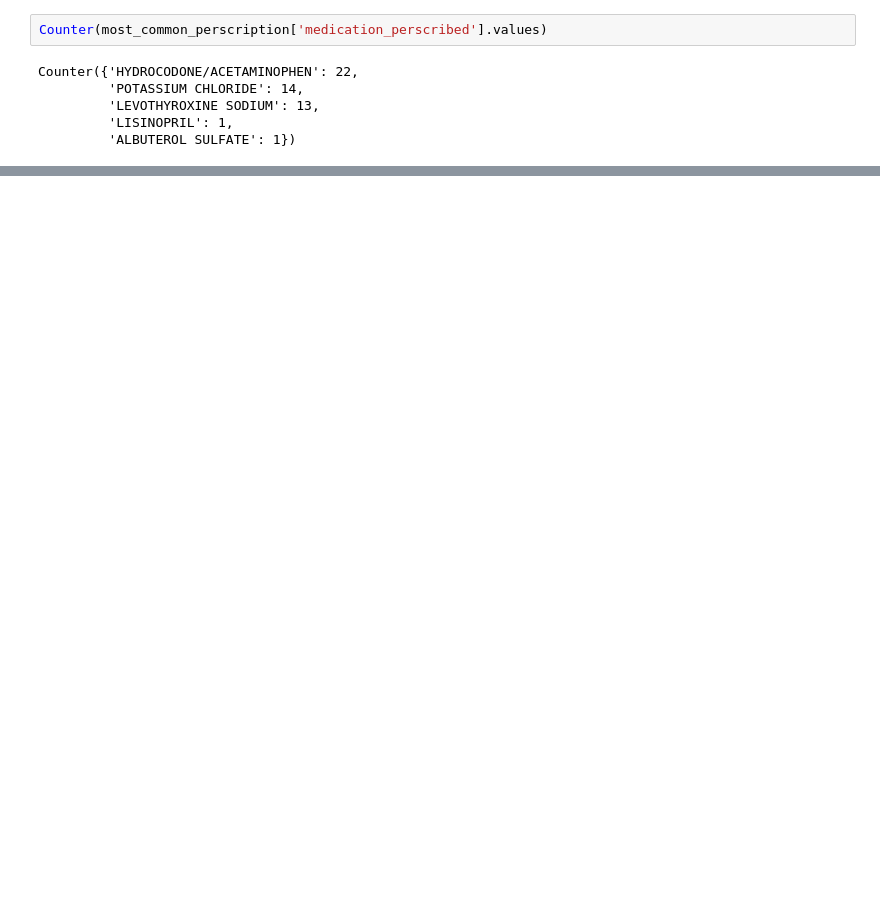
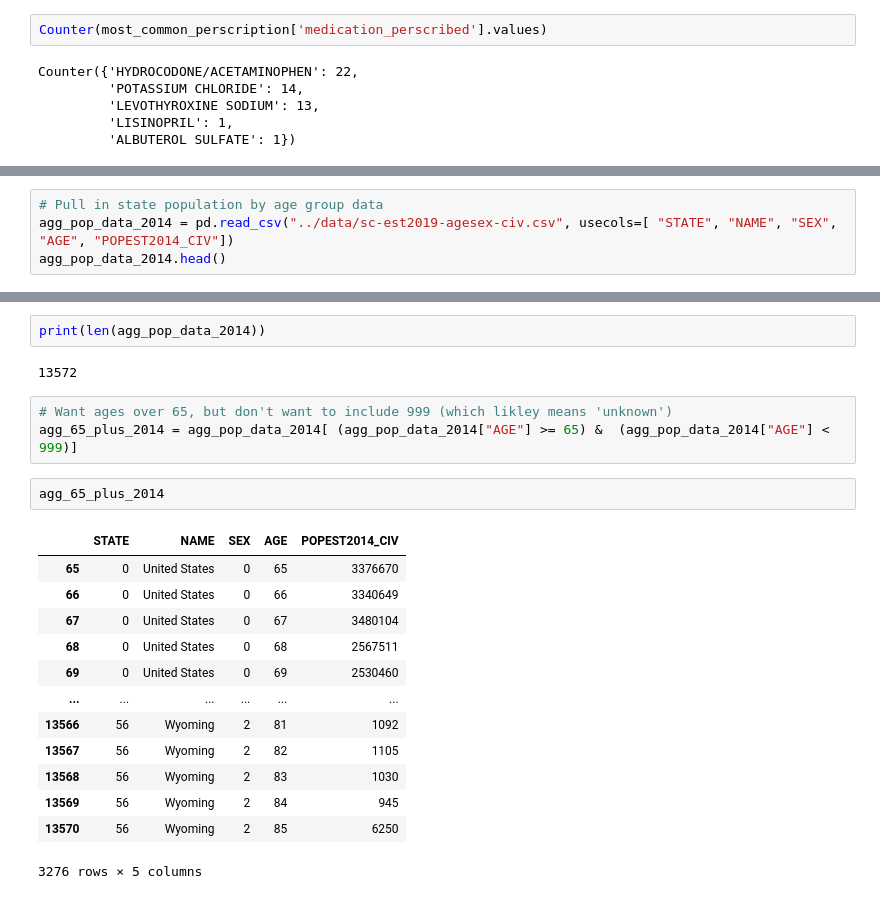
Before and after one commit to space-isa/medicare-data, a Jupyter notebook: src/medicare_data_analysis.ipynb, the cells around one changed output, grey strips where cells are left out. Saved outputs shown, nothing was run; the diff lists cells and outputs as text; blank space fills up the shorter version.

```diff
--- a/src/medicare_data_analysis.ipynb
+++ b/src/medicare_data_analysis.ipynb
@@ -417,0 +409,4 @@ fig.show()  # Output the plot to the screen
+# %%
+# Pull in state population by age group data
+agg_pop_data_2014 = pd.read_csv("../data/sc-est2019-agesex-civ.csv", usecols=[ "STATE", "NAME", "SEX", "AGE", "POPEST2014_CIV"])
+agg_pop_data_2014.head()
@@ -417,0 +429,23 @@ fig.show()  # Output the plot to the screen
+# %%
+print(len(agg_pop_data_2014))
+# %% [output]
+13572
+# %%
+# Want ages over 65, but don't want to include 999 (which likley means 'unknown')
+agg_65_plus_2014 = agg_pop_data_2014[ (agg_pop_data_2014["AGE"] >= 65) &  (agg_pop_data_2014["AGE"] < 999)]
+# %%
+agg_65_plus_2014
+# %% [output]
+|  | STATE | NAME | SEX | AGE | POPEST2014_CIV |
+| 65 | 0 | United States | 0 | 65 | 3376670 |
+| 66 | 0 | United States | 0 | 66 | 3340649 |
+| 67 | 0 | United States | 0 | 67 | 3480104 |
+| 68 | 0 | United States | 0 | 68 | 2567511 |
+| 69 | 0 | United States | 0 | 69 | 2530460 |
+| ... | ... | ... | ... | ... | ... |
+| 13566 | 56 | Wyoming | 2 | 81 | 1092 |
+| 13567 | 56 | Wyoming | 2 | 82 | 1105 |
+| 13568 | 56 | Wyoming | 2 | 83 | 1030 |
+| 13569 | 56 | Wyoming | 2 | 84 | 945 |
+| 13570 | 56 | Wyoming | 2 | 85 | 6250 |
+3276 rows × 5 columns
```
Also changed, not shown: parts of 80 cells of this notebook, 15 other files.
